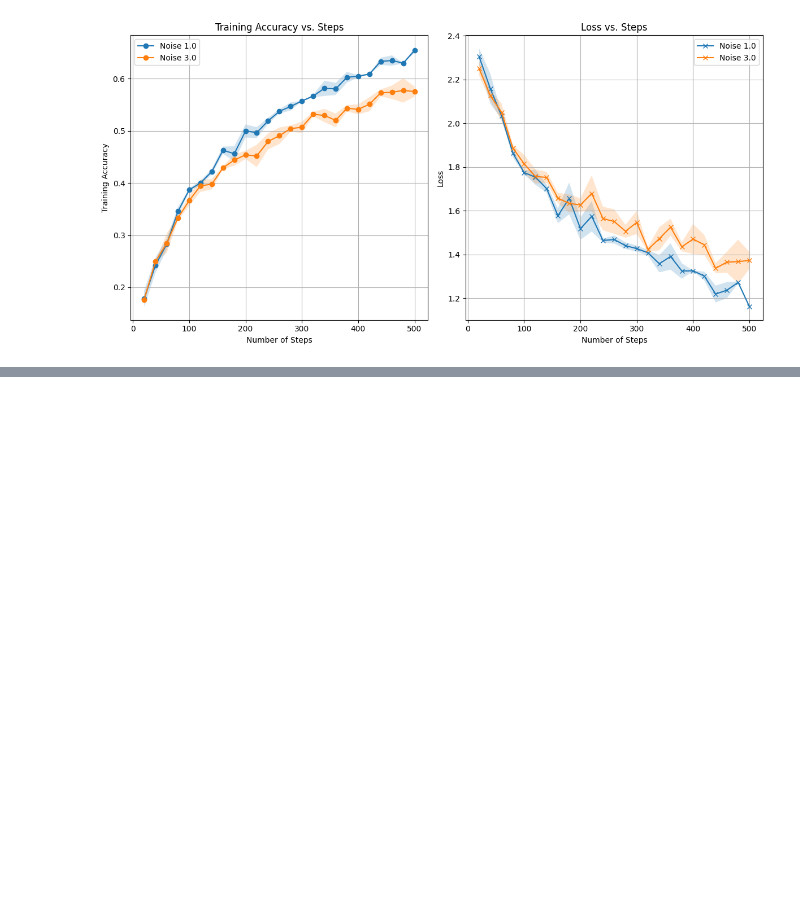
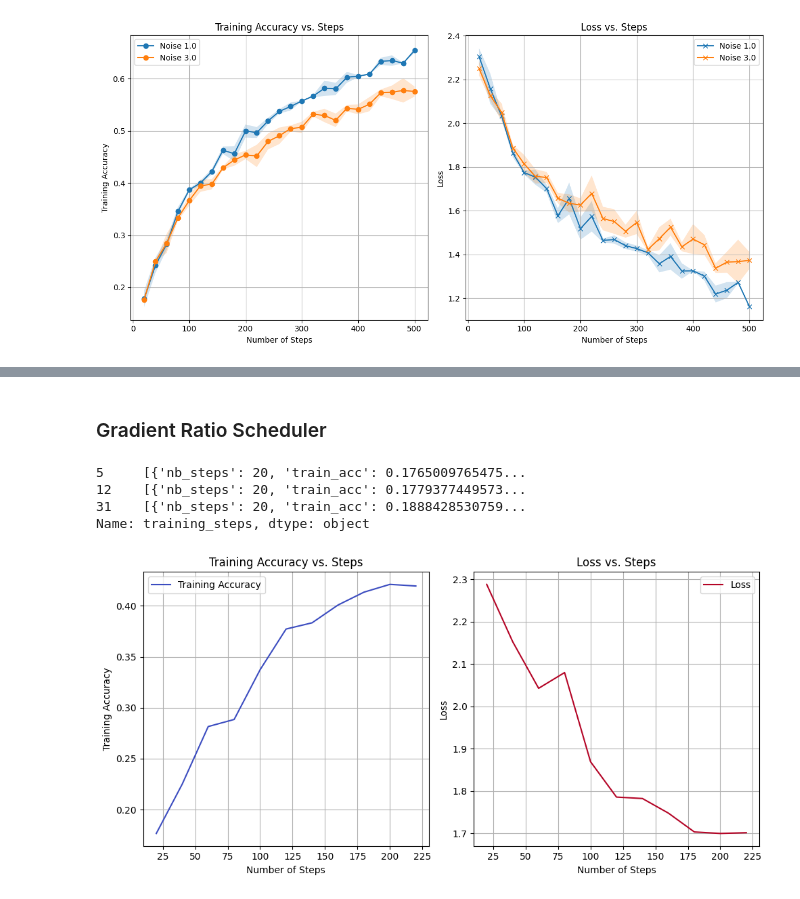
Before and after one commit to LisaRebecca/privacy-preserving-data-analytics, a Jupyter notebook: src/tan/noise_experiments.ipynb, the cells around one changed output, grey strips where cells are left out. Cells and saved outputs as stored; diff of their text form; code cells hidden in the pictures; blank space fills up the shorter version.

```diff
--- a/src/tan/noise_experiments.ipynb
+++ b/src/tan/noise_experiments.ipynb
@@ -371,0 +657,13 @@ plt.show()
+# %% [markdown]
+### Gradient Ratio Scheduler
+# %%
+df_experiments[df_experiments["noise_scheduler"]=="gradientratio"]["training_steps"]
+# %% [output]
+5     [{'nb_steps': 20, 'train_acc': 0.1765009765475...
+12    [{'nb_steps': 20, 'train_acc': 0.1779377449573...
+31    [{'nb_steps': 20, 'train_acc': 0.1888428530759...
+Name: training_steps, dtype: object
+# %%
+plot_training(df_experiments.iloc[5]["training_steps"], "Gradientratio_exp1.pdf")
+# %% [output]
+[figure, added]
```
Also changed, not shown: parts of 29 cells of this notebook.
